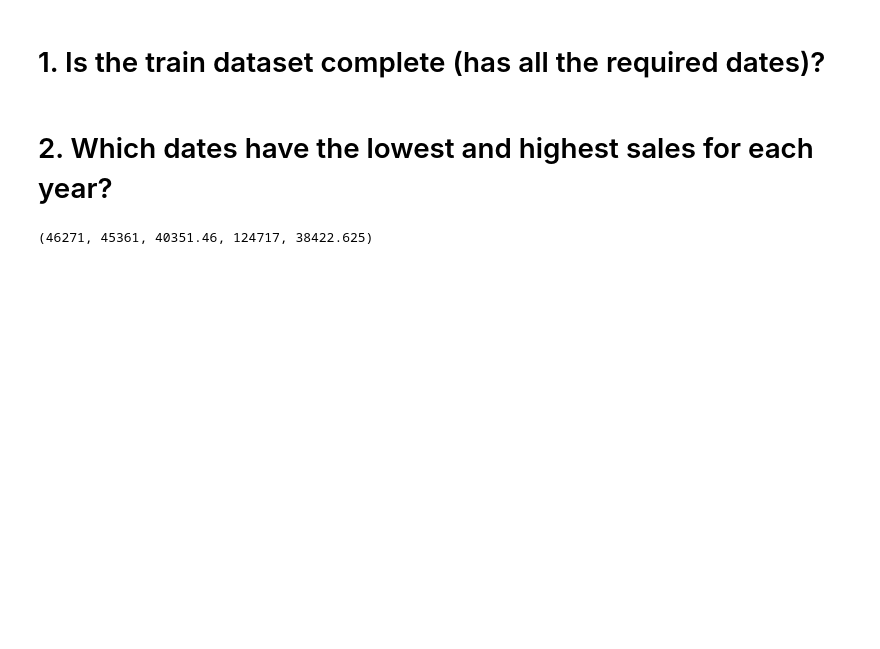
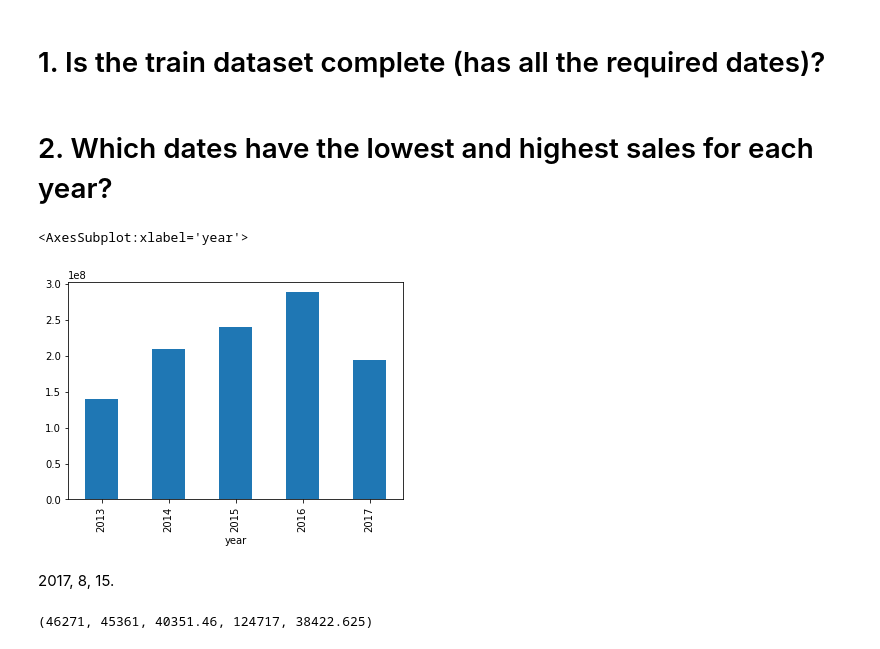
Before and after one commit to analyst-sisey/Time-Series-Forecasting, a Jupyter notebook: hypothesis.ipynb, the cells around one changed output. Drawn from its saved outputs; the diff is of its cells as text; code cells hidden in the pictures; blank space fills up the shorter version.

```diff
--- a/hypothesis.ipynb
+++ b/hypothesis.ipynb
@@ -144,6 +178,7 @@ df_train['date'] = pd.to_datetime(train['date'])
 df_train['year'] = df_train['date'].dt.year
 df_train['month'] = df_train['date'].dt.month
 df_train['day'] = df_train['date'].dt.day
+df_train['weekday'] = df_train['date'].dt.weekday
 df_train['week'] = df_train['date'].dt.isocalendar().week
 df_train['quarter'] = df_train['date'].dt.quarter
 df_train['day_of_week'] = df_train['date'].dt.day_name()
@@ -235,6 +282,14 @@ From the result, the missing dates follows a sequence. All the years are missing
 # 1. Is the train dataset complete (has all the required dates)?
 # %% [markdown]
 # 2. Which dates have the lowest and highest sales for each year?
+# %%
+total_sales_by_year = df_train.groupby(['year'])['sales'].sum()
+total_sales_by_year.plot.bar()
+# %% [output]
+<AxesSubplot:xlabel='year'>
+[figure, added]
+# %% [markdown]
+2017, 8, 15.
 # %%
 sales_2013 =df_train.loc[df_train['year'] == 2013]
 sales_2014 =df_train.loc[df_train['year'] == 2014]
```
Also changed, not shown: parts of 115 cells of this notebook.
